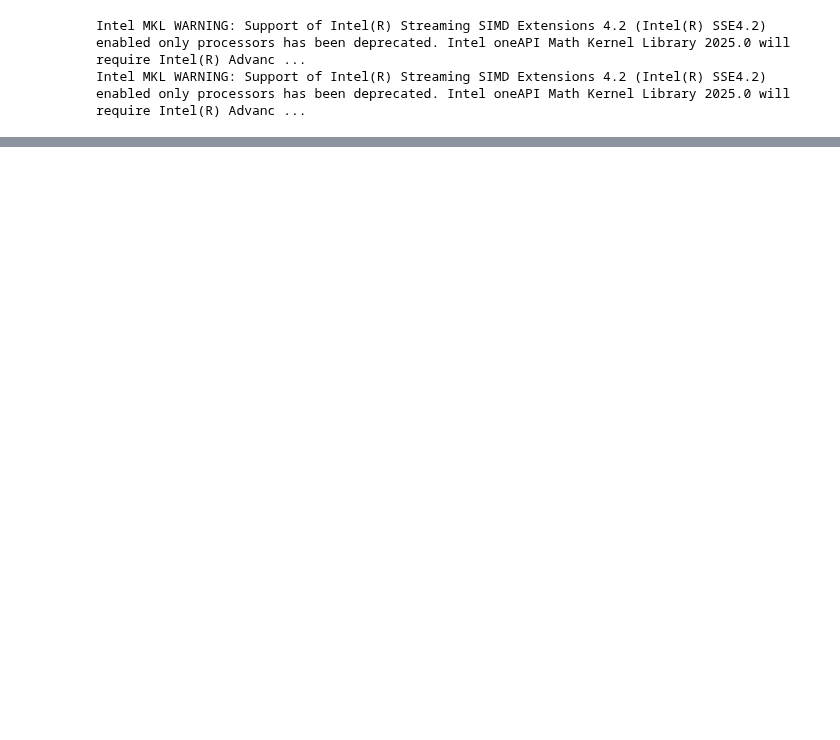
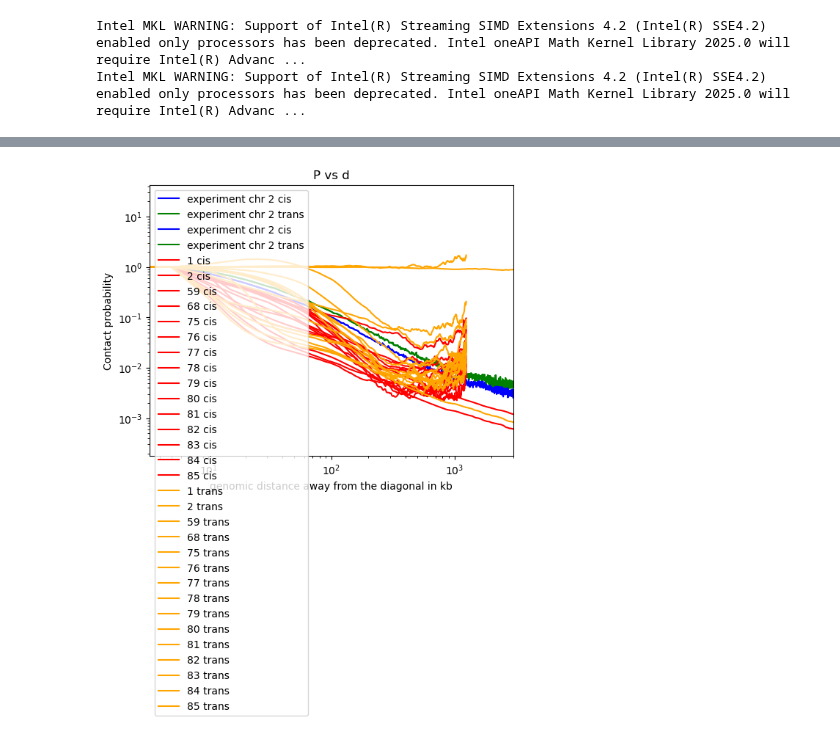
Before and after one commit to DiPierroLab/Douglas, a Jupyter notebook: 6_extra_tools/P_vs_d_experimental_compare_computational.ipynb, the cells around one changed output, grey strips where cells are left out. Saved outputs shown, nothing was run; the diff lists cells and outputs as text; code cells hidden in the pictures; blank space fills up the shorter version.

Commit message:
Organized P vs d experiment compare sim; rebinned at 5kb

```diff
--- a/6_extra_tools/P_vs_d_experimental_compare_computational.ipynb
+++ b/6_extra_tools/P_vs_d_experimental_compare_computational.ipynb
@@ -183,0 +25,7 @@ plt.xlim(0,120)
+# %%
+def rescale(array_like, pos):
+    array_like /= array_like[pos]
+    return array_like
+# %%
+def load_rebin_rescale(file_name,old_bins_per_new_bin = 1, pos = 1):
+    return rescale(rebin(np.loadtxt(file_name), old_bins_per_new_bin), pos)
@@ -183,0 +76,9 @@ plt.xlim(0,120)
+# %%
+N_exp = len(P_cis_experiment)
+N_old_sim = len(old_cis_matrices[0])
+N_new_sim = len(new_cis_matrices[0])
+
+# 5* makes each bin 5kb
+d_exp = 5*np.arange(N_exp)
+d_old_sim = 5*np.arange(N_old_sim)
+d_new_sim = 5*np.arange(N_new_sim)
@@ -183,0 +114,31 @@ plt.xlim(0,120)
+# %%
+# Plot experimental P vs d
+plt.plot(d_exp, P_cis_experiment, label='experiment chr 2 cis', color='blue')
+plt.plot(d_exp, P_trans_experiment, label='experiment chr 2 trans',color = 'green')
+
+# Plot experimental P vs d
+plt.plot(d_exp, P_cis_experiment, label='experiment chr 2 cis', color='blue')
+plt.plot(d_exp, P_trans_experiment, label='experiment chr 2 trans',color = 'green')
+
+for i in range(len(old_sims)):
+    plt.plot(d_old_sim, old_cis_matrices[i], label=str(old_sims[i])+' cis ', color = 'red')
+
+for i in range(len(new_sims)):
+    plt.plot(d_new_sim, new_cis_matrices[i], label=str(new_sims[i])+' cis ', color = 'red')
+
+for i in range(len(old_sims)):
+    plt.plot(d_old_sim, old_trans_matrices[i], label=str(old_sims[i])+' trans ', color = 'orange')
+
+for i in range(len(new_sims)):
+    plt.plot(d_new_sim, new_trans_matrices[i], label=str(new_sims[i])+' trans ', color = 'orange')
+
+# Plot settings
+plt.title('P vs d')
+plt.legend()
+plt.xlabel('genomic distance away from the diagonal in kb')
+plt.xscale('log')
+plt.xlim(-1,3000)
+plt.ylabel('Contact probability')
+plt.yscale('log')
+# %% [output]
+[figure, added]
```
Also changed, not shown: parts of 13 cells of this notebook, 6 other files.
